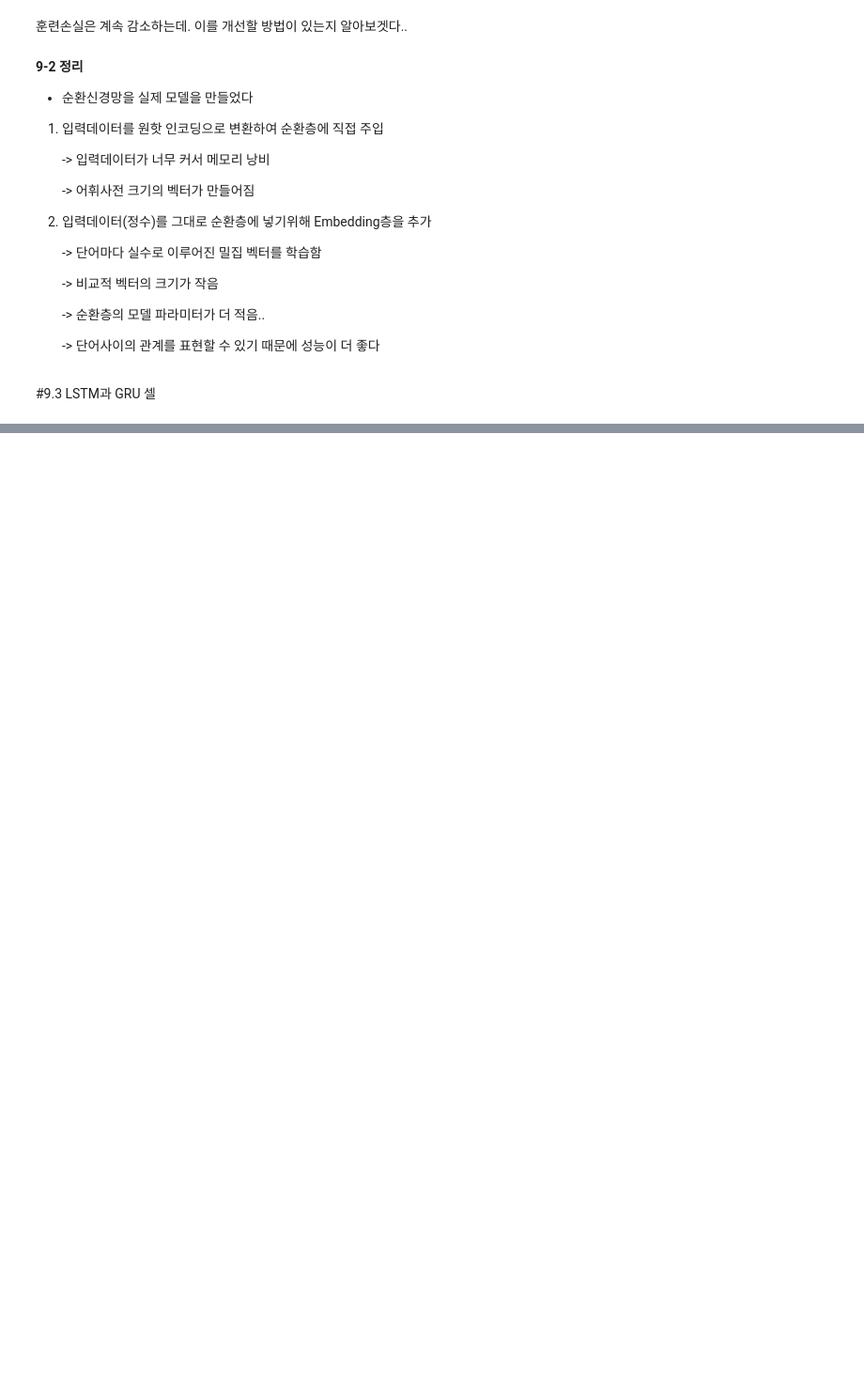
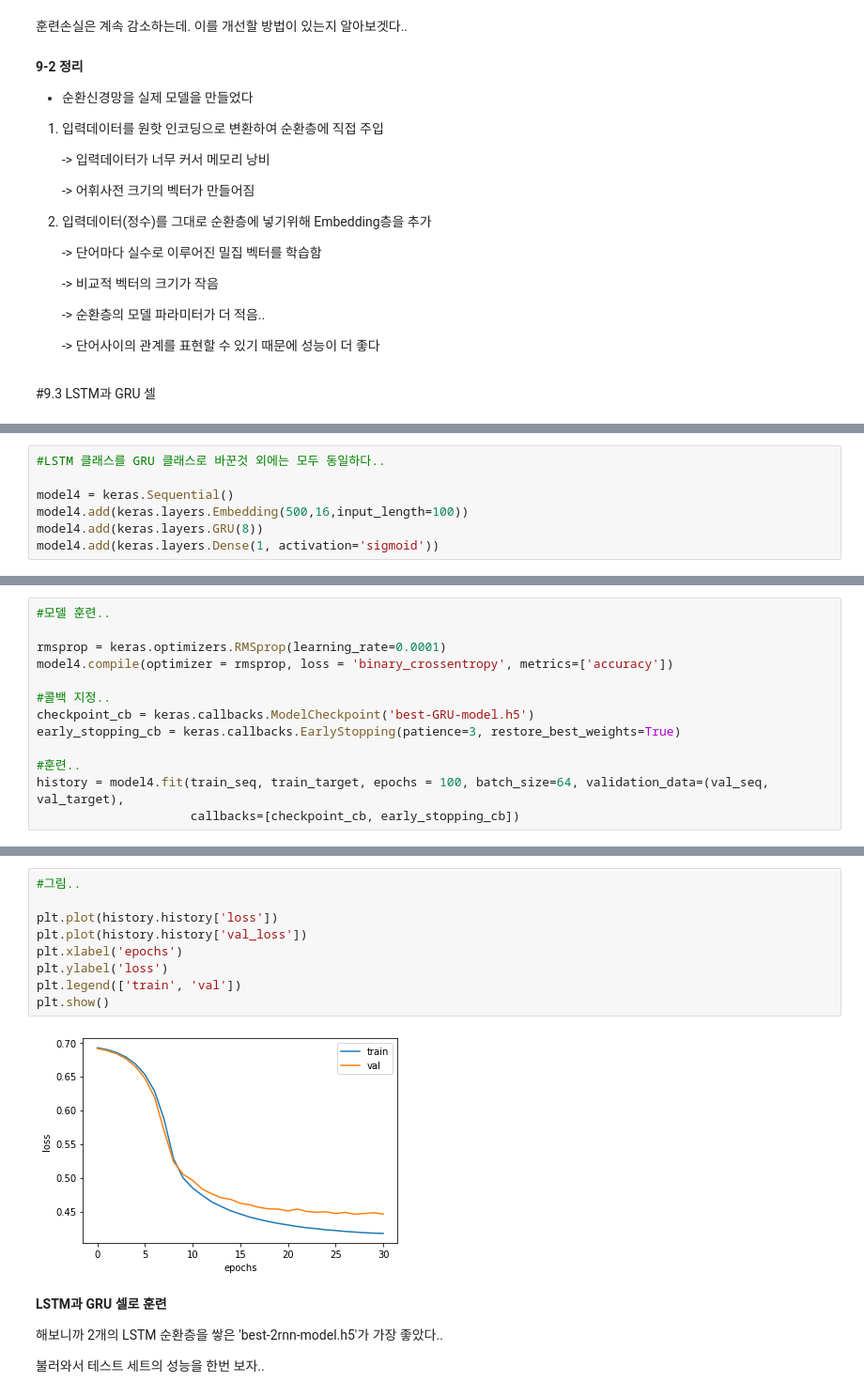
Before and after one commit to dong-tak123/BigAI, a Jupyter notebook: 혼자 공부하는 머신러닝/Chapter9_텍스트를_위한_인공_신경망.ipynb, the cells around one changed output, grey strips where cells are left out. Shown at 94% size. Cells and saved outputs as stored; diff of their text form; blank space fills up the shorter version.

```diff
--- a/혼자 공부하는 머신러닝/Chapter9_텍스트를_위한_인공_신경망.ipynb
+++ b/혼자 공부하는 머신러닝/Chapter9_텍스트를_위한_인공_신경망.ipynb
@@ -396,0 +785,7 @@ plt.show()
+# %%
+#LSTM 클래스를 GRU 클래스로 바꾼것 외에는 모두 동일하다..
+
+model4 = keras.Sequential()
+model4.add(keras.layers.Embedding(500,16,input_length=100))
+model4.add(keras.layers.GRU(8))
+model4.add(keras.layers.Dense(1, activation='sigmoid'))
@@ -396,0 +831,13 @@ plt.show()
+# %%
+#모델 훈련..
+
+rmsprop = keras.optimizers.RMSprop(learning_rate=0.0001)
+model4.compile(optimizer = rmsprop, loss = 'binary_crossentropy', metrics=['accuracy'])
+
+#콜백 지정..
+checkpoint_cb = keras.callbacks.ModelCheckpoint('best-GRU-model.h5')
+early_stopping_cb = keras.callbacks.EarlyStopping(patience=3, restore_best_weights=True)
+
+#훈련..
+history = model4.fit(train_seq, train_target, epochs = 100, batch_size=64, validation_data=(val_seq, val_target),
+                     callbacks=[checkpoint_cb, early_stopping_cb])
@@ -396,0 +862,17 @@ plt.show()
+# %%
+#그림..
+
+plt.plot(history.history['loss'])
+plt.plot(history.history['val_loss'])
+plt.xlabel('epochs')
+plt.ylabel('loss')
+plt.legend(['train', 'val'])
+plt.show()
+# %% [output]
+[figure, added]
+# %% [markdown]
+**LSTM과 GRU 셀로 훈련**
+
+해보니까 2개의 LSTM 순환층을 쌓은 'best-2rnn-model.h5'가 가장 좋았다..
+
+불러와서 테스트 세트의 성능을 한번 보자..
```
Also changed, not shown: parts of 54 cells of this notebook.
